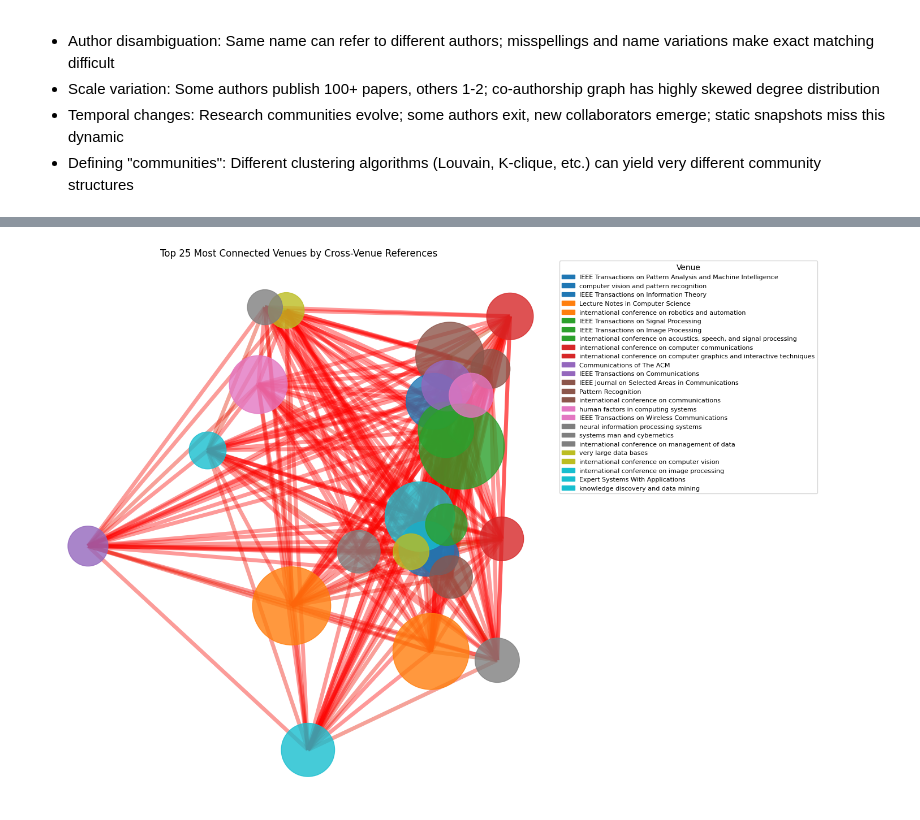
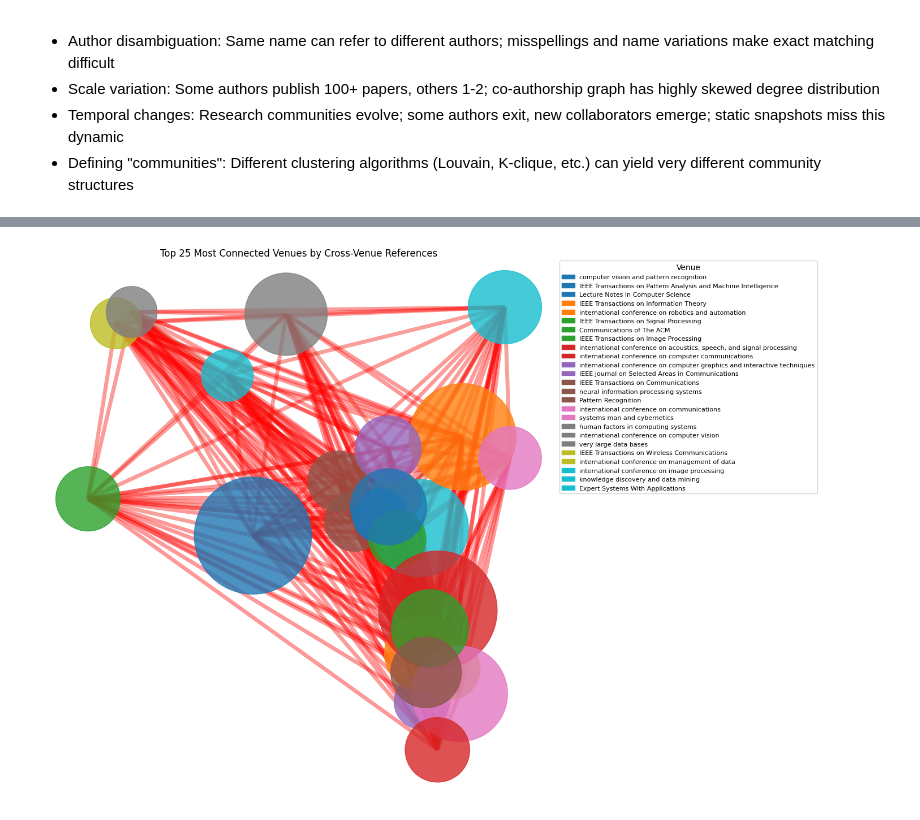
Before and after one commit to alesss-b/Data-Science-I-Group-Project, a Jupyter notebook: co-authorship_network_and_research_community_detection.ipynb, the cells around one changed output, grey strips where cells are left out. Drawn from its saved outputs; the diff is of its cells as text; code cells hidden in the pictures.

```diff
--- a/co-authorship_network_and_research_community_detection.ipynb
+++ b/co-authorship_network_and_research_community_detection.ipynb
@@ -44,11 +70,4 @@ def read_json_lines(file_path):
 # %%
 """Load Data"""
-frames = []
-for file_index in range(4):
-    file_name = f'{ DATA_PATH }dblp-ref-{ file_index }.json'
-    print(f"Loading file { file_name } ({ file_index + 1 }/4)...")
-    frames.append(pd.DataFrame(read_json_lines(file_name)))
-
-print("Concatenating Data Frames...")
-papers = pd.concat(frames)
-papers
+# papers = load_data_from_file(DATA_PATH)
+papers = pd.read_pickle('cleaned_dataset.pkl')
@@ -74,12 +74,15 @@ Concatenating Data Frames...
 # %%
-"""Task 1: Map Co-Author Networks Within and Across Venues/Conferences"""
+"""Task 1: Map Co-Author Networks Within and Across Venues/Conferences
+
+    Task 1.a: Build a graph where nodes are venues and edges represent cross-venue citations. Analyze the graph to identify clusters of closely related venues and visualize the relationships.
+"""
 
 sample_set = papers[
     papers['venue'].notna()
     & (papers['venue'].astype(str).str.strip() != '')
     & (papers['n_citation'] > 0)
     & papers['references'].notna()
-].sample(n=1000000, random_state=42)
+]
 
 
 # Build venue-level graph based on cross-venue references
@@ -95,15 +98,14 @@ for paper in sample_set.itertuples():
     if isinstance(paper.references, list):
         venue_referenced[venue].extend(paper.references)
 
-# Inverted index: paper_id -> venue (for papers in our sample only)
+# paper_id → venue index
 paper_to_venue = {pid: venue for venue, pids in venue_published.items() for pid in pids}
 
-# Build graph nodes
 venue_graph = nx.Graph()
 for venue, pids in venue_published.items():
     venue_graph.add_node(venue, size=len(pids))
 
-# Count cross-venue references in a single pass over all references (O(total_references))
+# Count cross-venue references
 edge_weights = {}
 for src_venue, refs in venue_referenced.items():
     for ref_id in refs:
@@ -116,49 +118,48 @@ for (v1, v2), weight in edge_weights.items():
     venue_graph.add_edge(v1, v2, weight=weight)
 
 
-# Filter to the top N venues ranked by total weighted degree (sum of cross-venue reference weights)
-TOP_N = 25
+# Filter to top N venues by weighted degree
 scores = {node: venue_graph.degree(node, weight='weight') for node in venue_graph.nodes()}
-top_venues = sorted(scores, key=scores.get, reverse=True)[:TOP_N]
+top_venues = sorted(scores, key=scores.get, reverse=True)[:TOP_N] # type: ignore
 subgraph = venue_graph.subgraph(top_venues)
 
-cmap = plt.cm.get_cmap('tab10', TOP_N)
+cmap = plt.get_cmap('tab10', TOP_N)
 venue_colors = {venue: cmap(i) for i, venue in enumerate(top_venues)}
 
 nodes = list(subgraph.nodes())
 max_weight = max((d['weight'] for _, _, d in subgraph.edges(data=True)), default=1)
-no_edge_dist = 10.0 / max_weight  # much larger than any connected pair's distance
+no_edge_dist = 10.0 / max_weight
 
 layout_graph = nx.complete_graph(len(nodes))
 layout_graph = nx.relabel_nodes(layout_graph, dict(enumerate(nodes)))
 for u, v in layout_graph.edges():
     if subgraph.has_edge(u, v):
         layout_graph[u][v]['weight'] = 1.0 / subgraph[u][v]['weight']
     else:
         layout_graph[u][v]['weight'] = no_edge_dist
 
 pos = nx.kamada_kawai_layout(layout_graph, weight='weight')
 
 plt.figure(figsize=(14, 10))
 node_sizes = [subgraph.nodes[n]['size'] for n in subgraph.nodes()]
 edge_widths = [subgraph[u][v]['weight'] / 10 for u, v in subgraph.edges()]
 node_colors = [venue_colors[n] for n in subgraph.nodes()]
 
 weights = np.array([subgraph[u][v]['weight'] for u, v in subgraph.edges()], dtype=float)
 norm_weights = (weights - weights.min()) / (weights.max() - weights.min()) if weights.max() > weights.min() else np.zeros_like(weights)
-edge_colors = [(1 - w, w, 0, 1) for w in norm_weights]  # (R, G, B, A): red -> green
+edge_colors = [(1 - w, w, 0, 1) for w in norm_weights]
 
 nx.draw_networkx_edges(subgraph, pos, width=5, alpha=0.4, edge_color=edge_colors)
 nx.draw_networkx_nodes(subgraph, pos, node_size=node_sizes, alpha=0.8, node_color=node_colors)
 
 from matplotlib.patches import Patch
 legend_handles = [Patch(color=venue_colors[v], label=v) for v in top_venues]
 plt.legend(handles=legend_handles, loc='upper left', bbox_to_anchor=(1.01, 1), borderaxespad=0, fontsize=8, title='Venue')
 
 plt.title(f'Top {TOP_N} Most Connected Venues by Cross-Venue References')
 plt.axis('off')
 plt.tight_layout()
 plt.show()
 # %% [output]
-[figure, old version]
+[figure, new version]
 # %%
```
Also changed, not shown: parts of 10 cells of this notebook, 5 other files.
